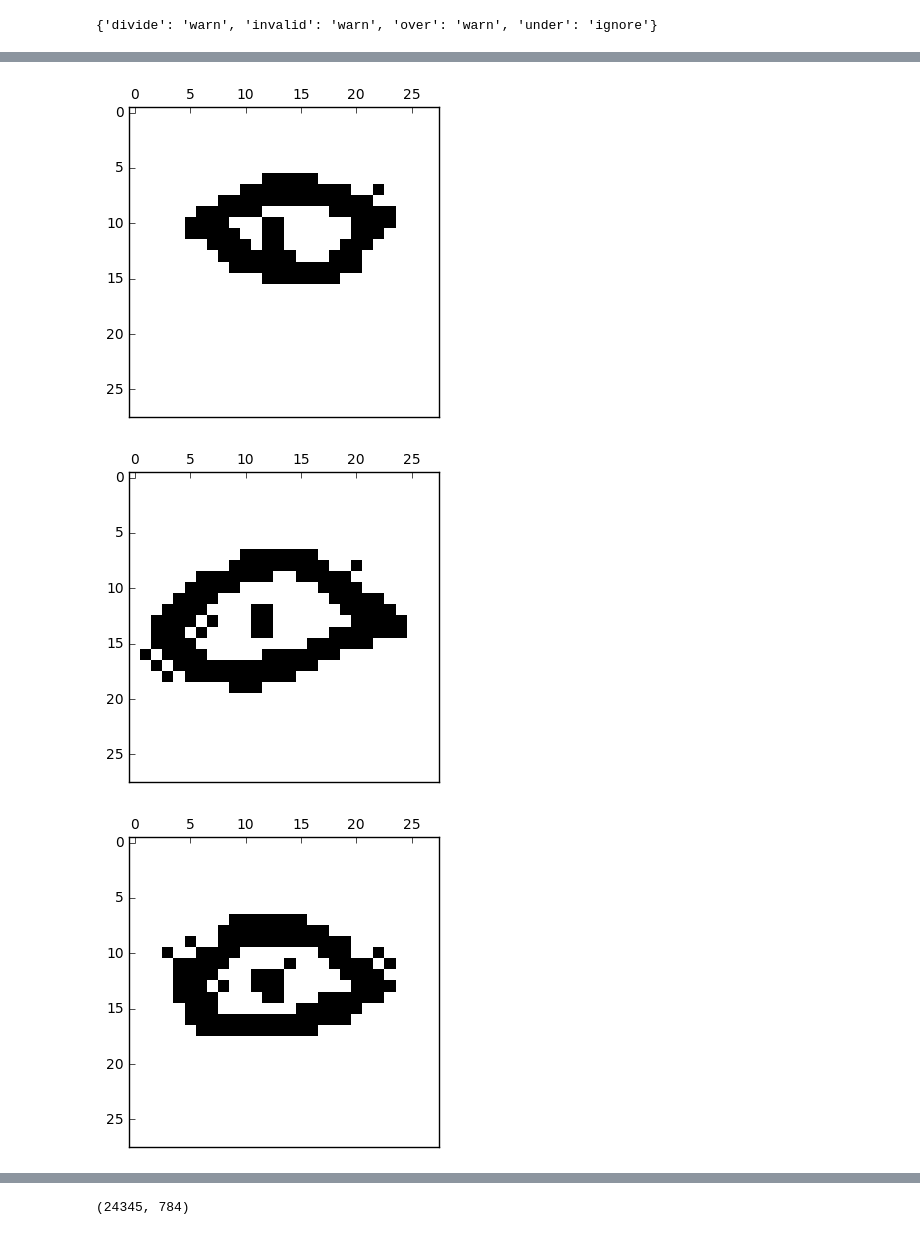
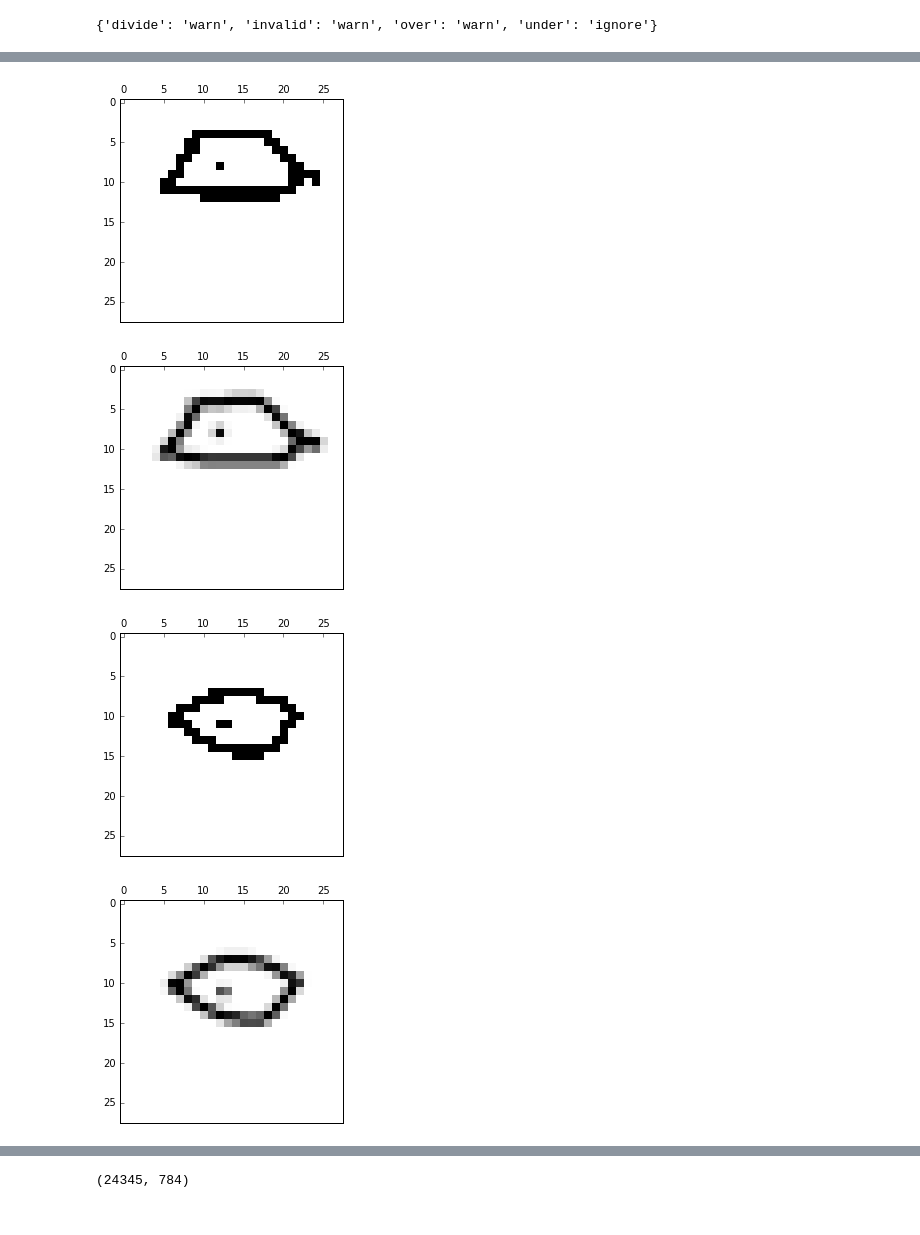
Before and after one commit to charlesmartin14/emf-rbm, a Jupyter notebook: EMF_RBM_Energy_Densities_Ominglot-200.ipynb, the cells around one changed output, grey strips where cells are left out. Saved outputs shown, nothing was run; the diff lists cells and outputs as text; code cells hidden in the pictures.

```diff
--- a/EMF_RBM_Energy_Densities_Ominglot-200.ipynb
+++ b/EMF_RBM_Energy_Densities_Ominglot-200.ipynb
@@ -42,4 +55,4 @@ import rbm_datasets
 train_x, train_t, train_char, test_x, test_t, test_char = rbm_datasets.load_omniglot_iwae()
 # %%
 from sklearn.preprocessing import binarize
-X = binarize(train_x, threshold=0.001, copy=True)
+X = binarize(train_x, threshold=0.5, copy=True)
@@ -59,4 +59,5 @@ def show_image(image):
 # %%
 for i in range(5):
     show_image(X[i+100].reshape(28,28))
+    show_image(train_x[i+100].reshape(28,28))
 # %% [output]
@@ -65,3 +66,4 @@ for i in range(5):
-[figure, old version]
+[figure, new version]
-[figure, old version]
+[figure, new version]
-[figure, old version]
+[figure, new version]
+[figure, added]
```
Also changed, not shown: parts of 6 cells of this notebook.
